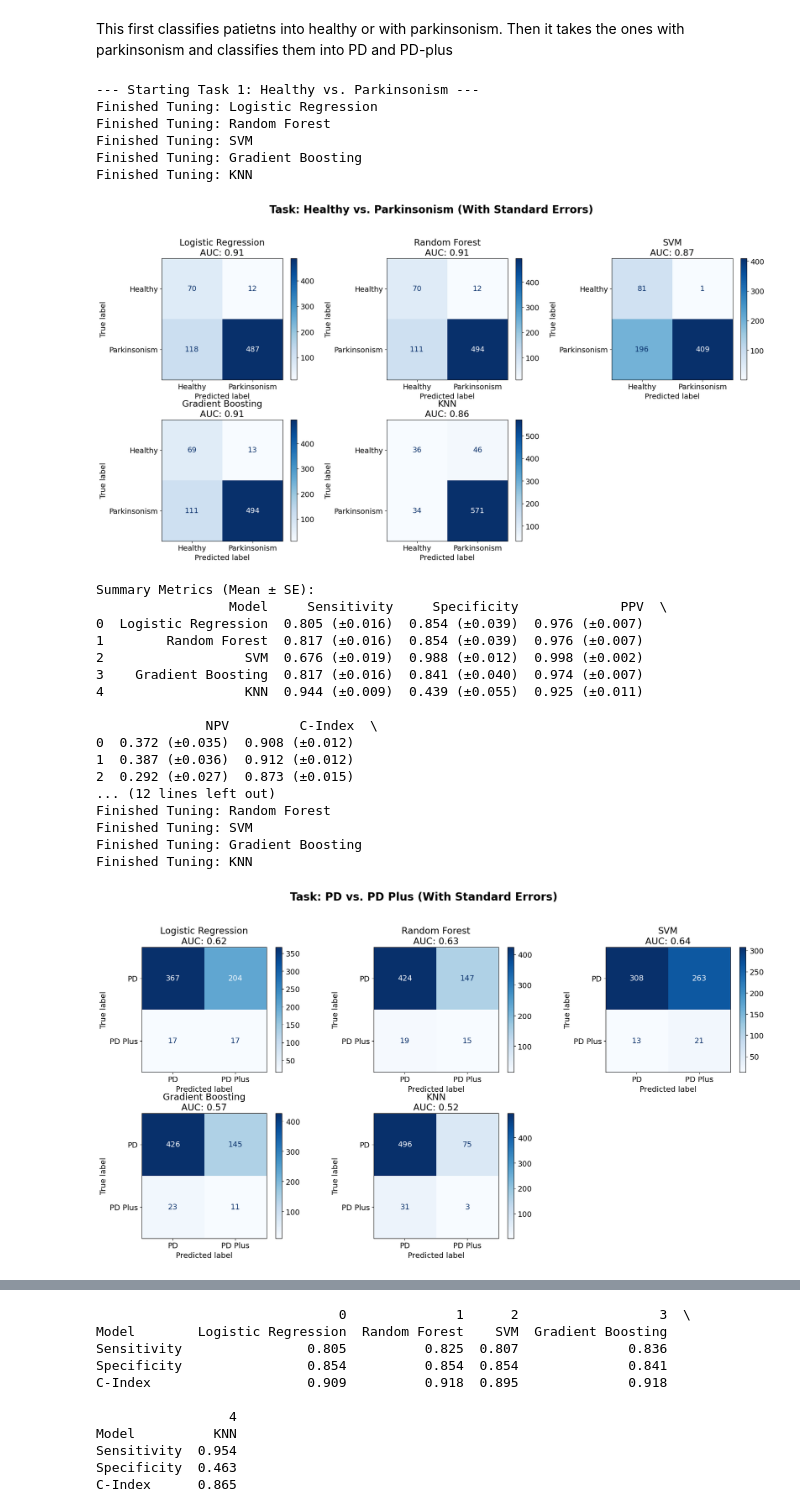
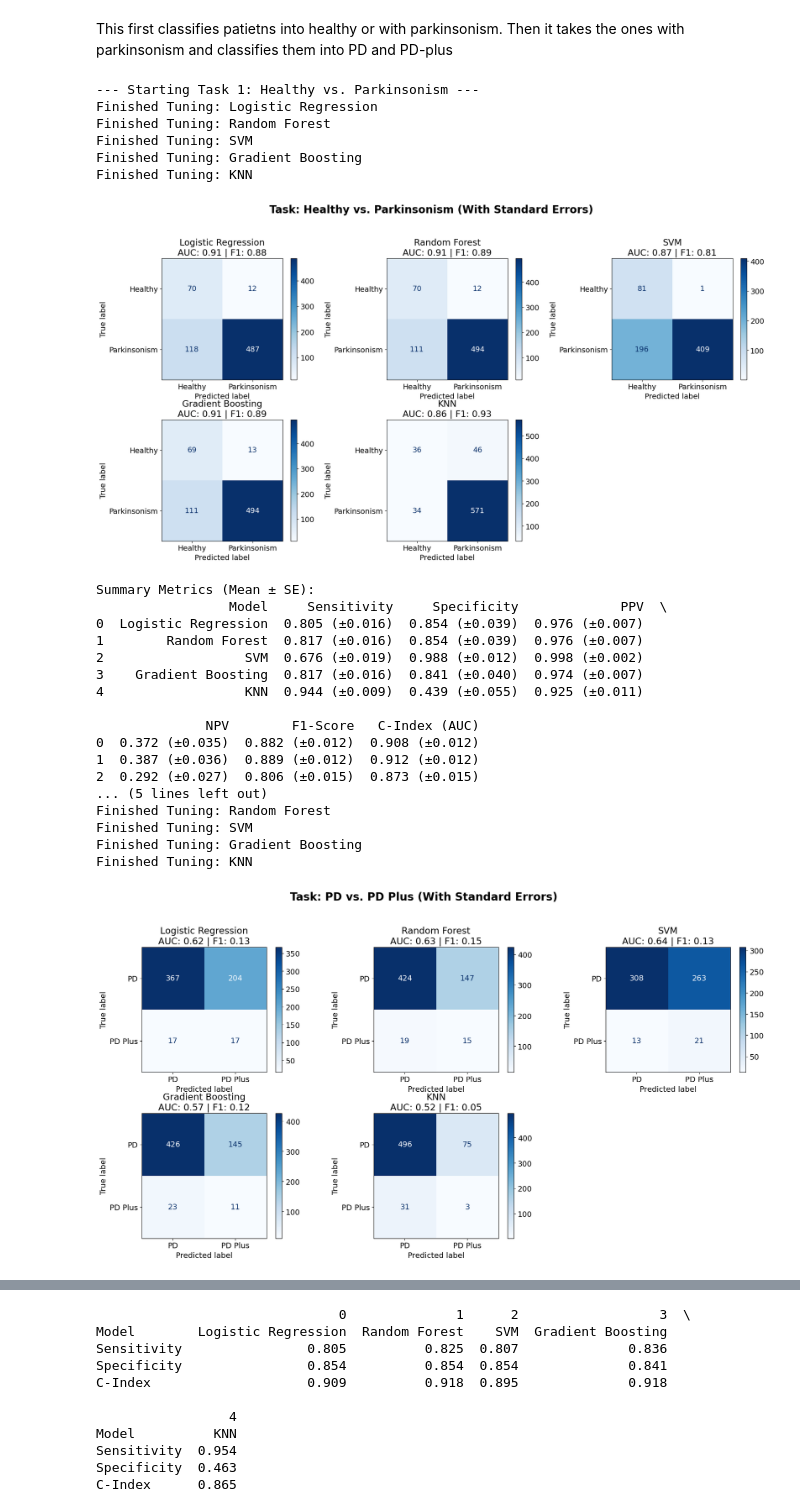
Before and after one commit to 1069808391yy-Shawn/SSC-dataset, a Jupyter notebook: SSCGroup1.ipynb, the cells around one changed output, grey strips where cells are left out. Saved outputs shown, nothing was run; the diff lists cells and outputs as text; code cells hidden in the pictures.

```diff
--- a/SSCGroup1.ipynb
+++ b/SSCGroup1.ipynb
@@ -310,7 +310,7 @@ from sklearn.impute import SimpleImputer
 from sklearn.compose import ColumnTransformer
 from sklearn.pipeline import Pipeline
 from sklearn.metrics import (
-    ConfusionMatrixDisplay, roc_auc_score, confusion_matrix
+    ConfusionMatrixDisplay, roc_auc_score, confusion_matrix, f1_score
 )
 
 from imblearn.pipeline import Pipeline as ImbPipeline
@@ -325,6 +325,7 @@ from sklearn.neighbors import KNeighborsClassifier
 # --- helper function for Standard Errors ---
 def calculate_se_proportion(p, n):
     if n <= 0: return 0
+    # Capped at 0/1 to avoid imaginary numbers if p is slightly outside [0,1] due to float precision
     return np.sqrt((p * (1 - p)) / n)
 
 def calculate_auc_se(auc, n_pos, n_neg):
@@ -337,9 +338,6 @@ def calculate_auc_se(auc, n_pos, n_neg):
     term3 = (n_neg - 1) * (q2 - auc**2)
     return np.sqrt((term1 + term2 + term3) / (n_pos * n_neg))
 
-# --- 1. SETUP FEATURES (Example placeholders) ---
-# numeric_features = [...]
-# categorical_features = [...]
 
 # --- 2. PREPROCESSING PIPELINES ---
 num_transformer = Pipeline(steps=[
@@ -417,12 +415,14 @@ def run_binary_classification(X_data, y_data, title, class_names):
         ppv  = tp / (tp + fp) if (tp + fp) > 0 else 0
         npv  = tn / (tn + fn) if (tn + fn) > 0 else 0
         auc  = roc_auc_score(y_test, y_proba)
+        f1   = f1_score(y_test, y_pred)
 
         # Calculate Standard Errors
         se_sens = calculate_se_proportion(sens, (tp + fn))
         se_spec = calculate_se_proportion(spec, (tn + fp))
         se_ppv  = calculate_se_proportion(ppv, (tp + fp))
         se_npv  = calculate_se_proportion(npv, (tn + fn))
+        se_f1   = calculate_se_proportion(f1, len(y_test)) # SE for F1 over total test set
         se_auc  = calculate_auc_se(auc, sum(y_test==1), sum(y_test==0))
 
         results_table.append({
@@ -431,7 +431,8 @@ def run_binary_classification(X_data, y_data, title, class_names):
             "Specificity": f"{spec:.3f} (±{se_spec:.3f})",
             "PPV": f"{ppv:.3f} (±{se_ppv:.3f})",
             "NPV": f"{npv:.3f} (±{se_npv:.3f})",
-            "C-Index": f"{auc:.3f} (±{se_auc:.3f})",
+            "F1-Score": f"{f1:.3f} (±{se_f1:.3f})",
+            "C-Index (AUC)": f"{auc:.3f} (±{se_auc:.3f})",
             "Best_Model_Object": best_model
         })
 
@@ -442,37 +443,38 @@ def run_binary_classification(X_data, y_data, title, class_names):
             display_labels=class_names,
             cmap='Blues',
             ax=axes[i]
         )
-        axes[i].set_title(f"{name}\nAUC: {auc:.2f}")
+        axes[i].set_title(f"{name}\nAUC: {auc:.2f} | F1: {f1:.2f}")
 
+    # Remove unused subplots
     if len(models) < len(axes):
         for j in range(len(models), len(axes)):
             fig.delaxes(axes[j])
 
     plt.tight_layout(rect=[0, 0.03, 1, 0.95])
     plt.show()
 
     return pd.DataFrame(results_table)
 
 # --- 5. EXECUTION ---
 
 print("\n--- Starting Task 1: Healthy vs. Parkinsonism ---")
 results_p1 = run_binary_classification(X1, y1, "Healthy vs. Parkinsonism", ["Healthy", "Parkinsonism"])
 print("\nSummary Metrics (Mean ± SE):")
-print(results_p1)
+print(results_p1.drop(columns="Best_Model_Object")) # Drop object for cleaner print
 
 print("\n--- Starting Task 2: PD vs. PD Plus ---")
 results_p2 = run_binary_classification(X2, y2, "PD vs. PD Plus", ["PD", "PD Plus"])
 print("\nSummary Metrics (Mean ± SE):")
-print(results_p2)
+print(results_p2.drop(columns="Best_Model_Object"))
 # %% [output]
 --- Starting Task 1: Healthy vs. Parkinsonism ---
 Finished Tuning: Logistic Regression
 Finished Tuning: Random Forest
 Finished Tuning: SVM
 Finished Tuning: Gradient Boosting
 Finished Tuning: KNN
-[figure, old version]
+[figure, new version]
 Summary Metrics (Mean ± SE):
                  Model     Sensitivity     Specificity             PPV  \
 0  Logistic Regression  0.805 (±0.016)  0.854 (±0.039)  0.976 (±0.007)
@@ -481,16 +483,16 @@ Summary Metrics (Mean ± SE):
 3    Gradient Boosting  0.817 (±0.016)  0.841 (±0.040)  0.974 (±0.007)
 4                  KNN  0.944 (±0.009)  0.439 (±0.055)  0.925 (±0.011)
 
-              NPV         C-Index  \
-0  0.372 (±0.035)  0.908 (±0.012)
-1  0.387 (±0.036)  0.912 (±0.012)
-2  0.292 (±0.027)  0.873 (±0.015)
-... (12 lines left out)
+              NPV        F1-Score   C-Index (AUC)
+0  0.372 (±0.035)  0.882 (±0.012)  0.908 (±0.012)
+1  0.387 (±0.036)  0.889 (±0.012)  0.912 (±0.012)
+2  0.292 (±0.027)  0.806 (±0.015)  0.873 (±0.015)
+... (5 lines left out)
 Finished Tuning: Random Forest
 Finished Tuning: SVM
 Finished Tuning: Gradient Boosting
 Finished Tuning: KNN
-[figure, old version]
+[figure, new version]
 Summary Metrics (Mean ± SE):
                  Model     Sensitivity     Specificity             PPV  \
 0  Logistic Regression  0.500 (±0.086)  0.643 (±0.020)  0.077 (±0.018)
```
Also changed, not shown: parts of 1 cell of this notebook.
